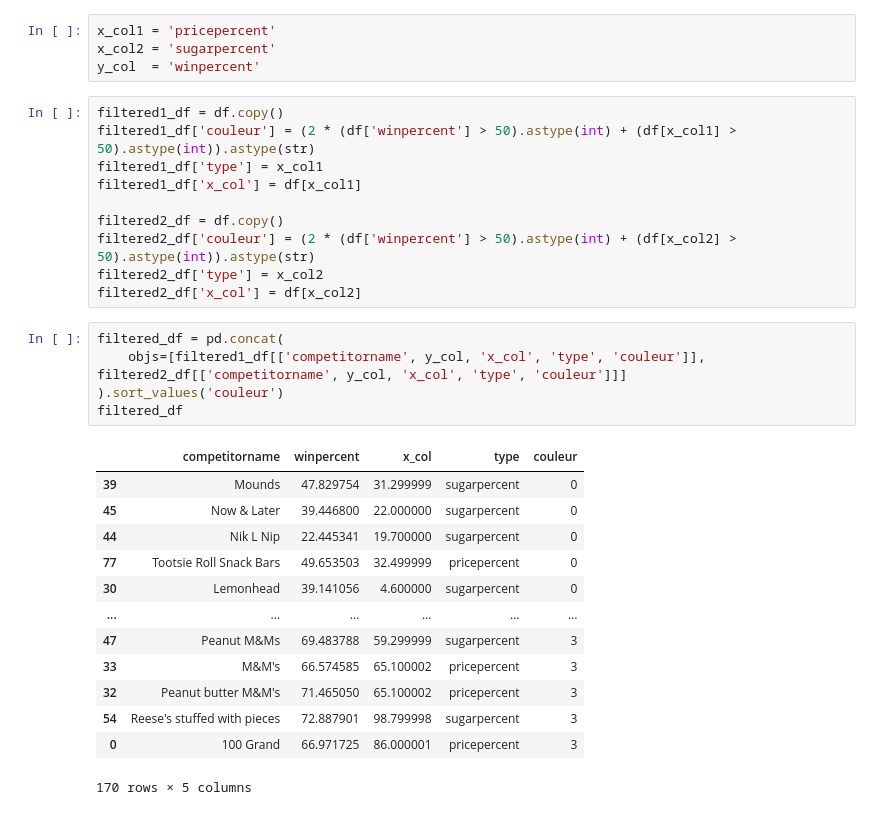
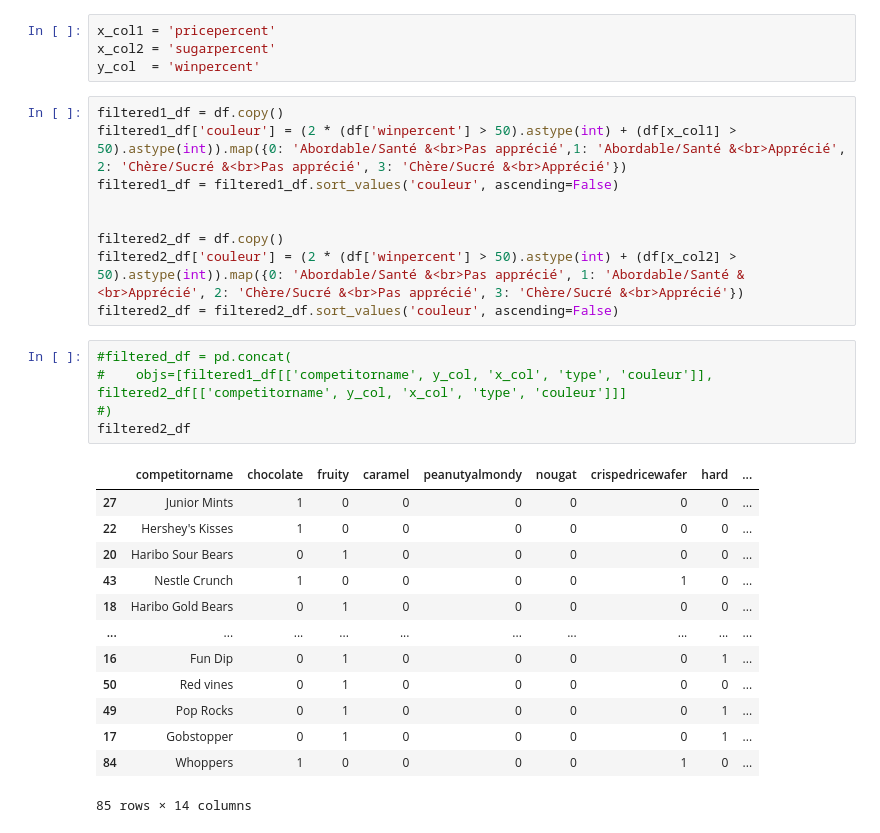
Before and after one commit to MaximeLaroche/Projet-INF8808, a Jupyter notebook: visualisations.ipynb, the cells around one changed output. Drawn from its saved outputs; the diff is of its cells as text.

```diff
--- a/visualisations.ipynb
+++ b/visualisations.ipynb
@@ -20,30 +20,29 @@ x_col2 = 'sugarpercent'
 y_col  = 'winpercent'
 # %%
 filtered1_df = df.copy()
-filtered1_df['couleur'] = (2 * (df['winpercent'] > 50).astype(int) + (df[x_col1] > 50).astype(int)).astype(str)
-filtered1_df['type'] = x_col1
-filtered1_df['x_col'] = df[x_col1]
+filtered1_df['couleur'] = (2 * (df['winpercent'] > 50).astype(int) + (df[x_col1] > 50).astype(int)).map({0: 'Abordable/Santé &<br>Pas apprécié',1: 'Abordable/Santé &<br>Apprécié', 2: 'Chère/Sucré &<br>Pas apprécié', 3: 'Chère/Sucré &<br>Apprécié'})
+filtered1_df = filtered1_df.sort_values('couleur', ascending=False)
+
 
 filtered2_df = df.copy()
-filtered2_df['couleur'] = (2 * (df['winpercent'] > 50).astype(int) + (df[x_col2] > 50).astype(int)).astype(str)
-filtered2_df['type'] = x_col2
-filtered2_df['x_col'] = df[x_col2]
+filtered2_df['couleur'] = (2 * (df['winpercent'] > 50).astype(int) + (df[x_col2] > 50).astype(int)).map({0: 'Abordable/Santé &<br>Pas apprécié', 1: 'Abordable/Santé &<br>Apprécié', 2: 'Chère/Sucré &<br>Pas apprécié', 3: 'Chère/Sucré &<br>Apprécié'})
+filtered2_df = filtered2_df.sort_values('couleur', ascending=False)
 # %%
-filtered_df = pd.concat(
-    objs=[filtered1_df[['competitorname', y_col, 'x_col', 'type', 'couleur']], filtered2_df[['competitorname', y_col, 'x_col', 'type', 'couleur']]]
-).sort_values('couleur')
-filtered_df
+#filtered_df = pd.concat(
+#    objs=[filtered1_df[['competitorname', y_col, 'x_col', 'type', 'couleur']], filtered2_df[['competitorname', y_col, 'x_col', 'type', 'couleur']]]
+#)
+filtered2_df
 # %% [output]
-|  | competitorname | winpercent | x_col | type | couleur |
-| 39 | Mounds | 47.829754 | 31.299999 | sugarpercent | 0 |
-| 45 | Now & Later | 39.446800 | 22.000000 | sugarpercent | 0 |
-| 44 | Nik L Nip | 22.445341 | 19.700000 | sugarpercent | 0 |
-| 77 | Tootsie Roll Snack Bars | 49.653503 | 32.499999 | pricepercent | 0 |
-| 30 | Lemonhead | 39.141056 | 4.600000 | sugarpercent | 0 |
-| ... | ... | ... | ... | ... | ... |
-| 47 | Peanut M&Ms | 69.483788 | 59.299999 | sugarpercent | 3 |
-| 33 | M&M's | 66.574585 | 65.100002 | pricepercent | 3 |
-| 32 | Peanut butter M&M's | 71.465050 | 65.100002 | pricepercent | 3 |
-| 54 | Reese's stuffed with pieces | 72.887901 | 98.799998 | sugarpercent | 3 |
-| 0 | 100 Grand | 66.971725 | 86.000001 | pricepercent | 3 |
+|  | competitorname | chocolate | fruity | caramel | peanutyalmondy | nougat | crispedricewafer | hard | ... |
+| 27 | Junior Mints | 1 | 0 | 0 | 0 | 0 | 0 | 0 | ... |
+| 22 | Hershey's Kisses | 1 | 0 | 0 | 0 | 0 | 0 | 0 | ... |
+| 20 | Haribo Sour Bears | 0 | 1 | 0 | 0 | 0 | 0 | 0 | ... |
+| 43 | Nestle Crunch | 1 | 0 | 0 | 0 | 0 | 1 | 0 | ... |
+| 18 | Haribo Gold Bears | 0 | 1 | 0 | 0 | 0 | 0 | 0 | ... |
+| ... | ... | ... | ... | ... | ... | ... | ... | ... | ... |
+| 16 | Fun Dip | 0 | 1 | 0 | 0 | 0 | 0 | 1 | ... |
+| 50 | Red vines | 0 | 1 | 0 | 0 | 0 | 0 | 0 | ... |
+| 49 | Pop Rocks | 0 | 1 | 0 | 0 | 0 | 0 | 1 | ... |
+| 17 | Gobstopper | 0 | 1 | 0 | 0 | 0 | 0 | 1 | ... |
+| 84 | Whoppers | 1 | 0 | 0 | 0 | 0 | 1 | 0 | ... |
-170 rows × 5 columns
+85 rows × 14 columns
```
Also changed, not shown: parts of 2 cells of this notebook.
